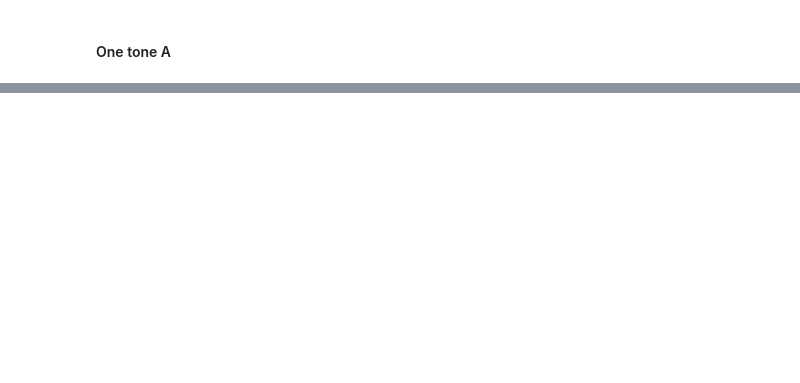
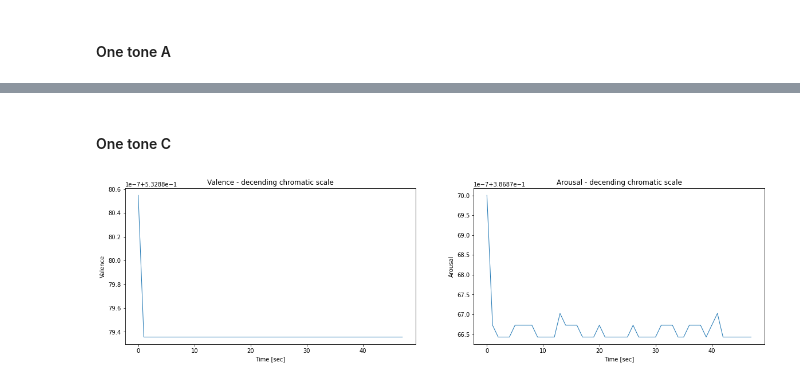
Before and after one commit to amityungman/aimpathy, a Jupyter notebook: LSTMCNN.ipynb, the cells around one changed output, grey strips where cells are left out. Saved outputs shown, nothing was run; the diff lists cells and outputs as text; code cells hidden in the pictures; blank space fills up the shorter version.

```diff
--- a/LSTMCNN.ipynb
+++ b/LSTMCNN.ipynb
@@ -385,0 +410,9 @@ plot_thayer_model(valence_values, arousal_values)
+# %% [markdown]
+#### One tone C
+# %%
+one_tone_C_spectograms = get_spectograms("one_tone_C.wav")
+# %%
+valence_values, arousal_values = test_spectrograms(one_tone_C_spectograms)
+plot_thayer_model(valence_values, arousal_values)
+# %% [output]
+[figure, added]
```
Also changed, not shown: parts of 10 cells of this notebook, 2 other files.
